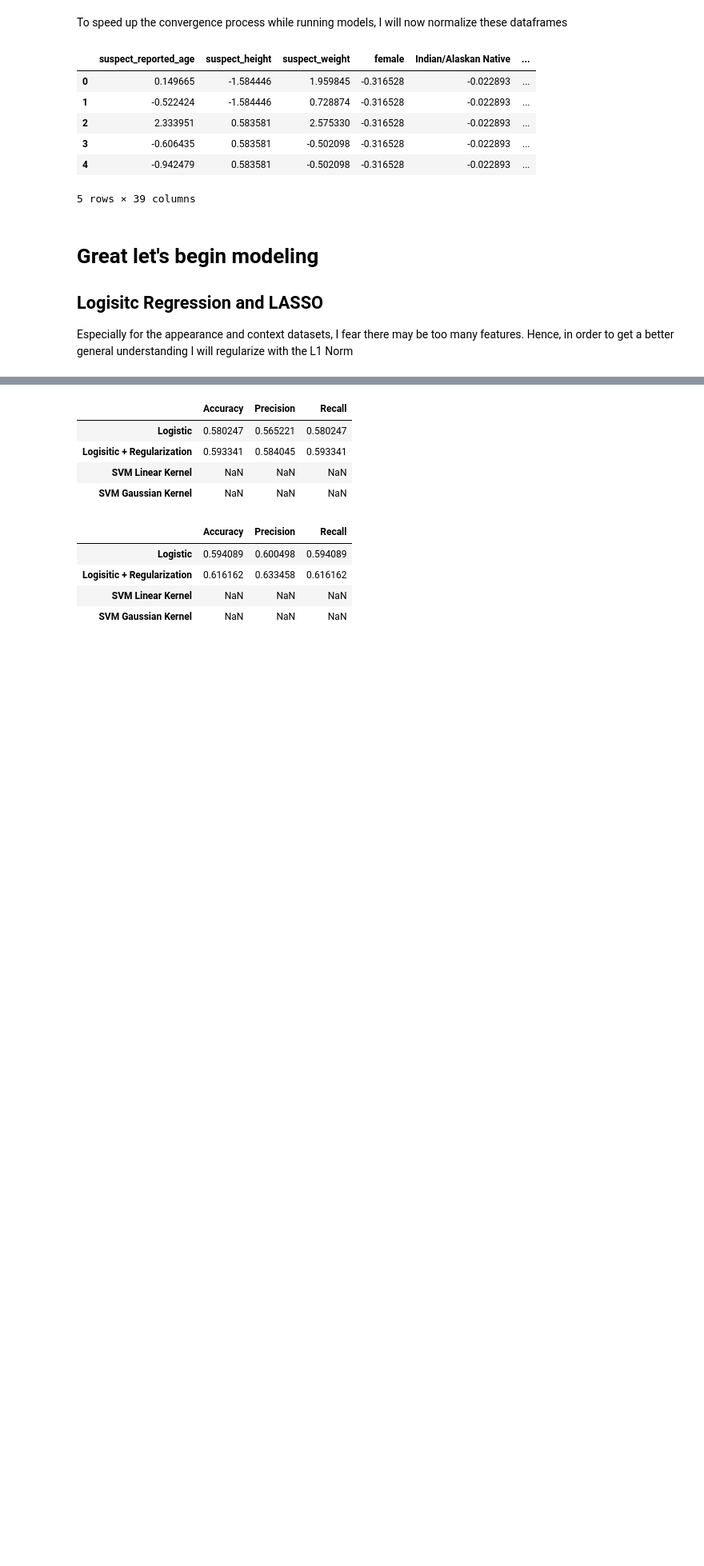
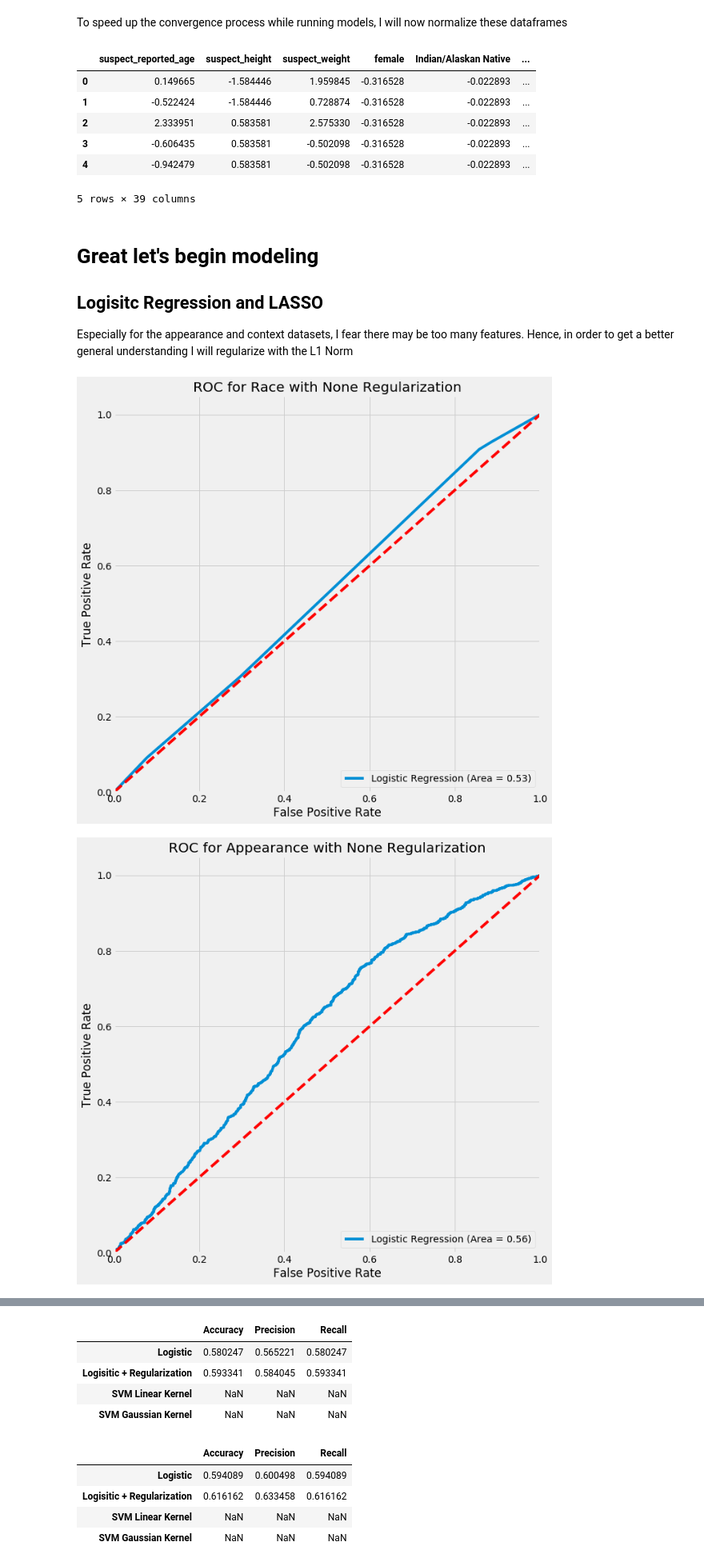
Before and after one commit to WinsonTruong/police, a Jupyter notebook: notebooks/models.ipynb, the cells around one changed output, grey strips where cells are left out. Shown: that part at 80% size. Saved outputs shown, nothing was run; the diff lists cells and outputs as text; code cells hidden in the pictures; blank space fills up the shorter version.

Commit message:
updated models
added ROC curves

```diff
--- a/notebooks/models.ipynb
+++ b/notebooks/models.ipynb
@@ -96,6 +104,12 @@ race = standardize(race)
 appearance = standardize(appearance)
 context = standardize(appearance)
 
+# Naming the dataframe so I can title my ROC graphs ahead
+race.name = 'Race'
+appearance.name = 'Appearance'
+context.name = 'Context'
+
+
 context.head()
 # %% [output]
 |  | suspect_reported_age | suspect_height | suspect_weight | female | Indian/Alaskan Native | ... |
@@ -119,7 +133,8 @@ from sklearn.metrics import classification_report
 
 def logistic_reg(df, penalty):
     """
-    Create a logistic regression classifier of a dataframe
+    Create a logistic regression classifier of a dataframe, then visualizes the ROC curve
+
     Input: the feature matrix, which includes the output variable in the first column
     Output: the accuracy, precision, and recall of the matrix
 
@@ -127,30 +142,46 @@ def logistic_reg(df, penalty):
 
 
     X = df
     y = y_raw
 
     # 80/20 Split
     X_train, X_test, y_train, y_test = train_test_split(X, y, test_size = 0.20)
 
     if penalty == 'l1':
         log_reg = LogisticRegression(penalty, solver='liblinear')
         log_reg.fit(X_train, y_train)
         y_pred = log_reg.predict(X_test)
     else:
         log_reg = LogisticRegression()
         log_reg.fit(X_train, y_train)
         y_pred = log_reg.predict(X_test)
 
     accuracy = log_reg.score(X_test, y_test)
     precision = classification_report(y_test, y_pred, output_dict = True)['weighted avg']['precision']
     recall = classification_report(y_test, y_pred, output_dict = True)['weighted avg']['recall']
 
+    log_reg_roc_auc = roc_auc_score(y_test, log_reg.predict(X_test))
+    fpr, tpr, thresholds = roc_curve(y_test, log_reg.predict_proba(X_test)[:,1])
+    plt.figure()
+    plt.plot(fpr, tpr, label = 'Logistic Regression (Area = %0.2f)' % log_reg_roc_auc)
+    plt.plot([0, 1], [0, 1],'r--')
+    plt.xlim([0.0, 1.0])
+    plt.ylim([0.0, 1.05])
+    plt.xlabel('False Positive Rate')
+    plt.ylabel('True Positive Rate')
+    plt.title(f'ROC for {df.name} with {penalty} Regularization')
+    plt.legend(loc="lower right")
+    plt.savefig(f'../notebooks/roc_curves/{df.name}{penalty}')
+
     return [accuracy, precision, recall]
 
 race_summary.iloc[0,:] = logistic_reg(race, penalty = None)
 appearance_summary.iloc[0,:] = logistic_reg(appearance, penalty = None)
 context_summary.iloc[0,:] = logistic_reg(context, penalty = None)
 
 race_summary.iloc[1,:] = logistic_reg(race, penalty = 'l1')
 appearance_summary.iloc[1,:] = logistic_reg(appearance, penalty = 'l1')
 context_summary.iloc[1,:] = logistic_reg(context, penalty = 'l1')
+# %% [output]
+[figure, added]
+[figure, added]
```
Also changed, not shown: parts of 6 cells of this notebook, 8 other files.
